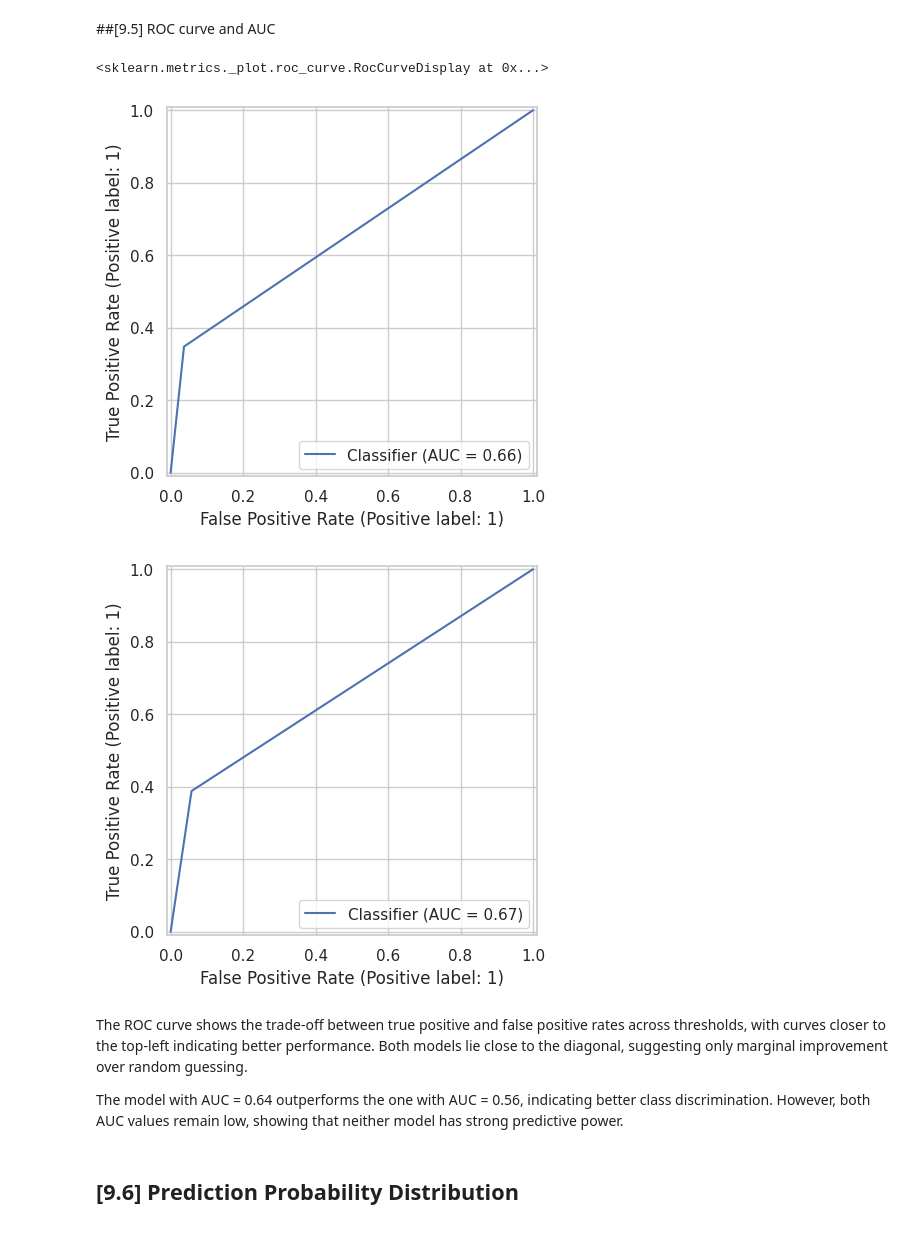
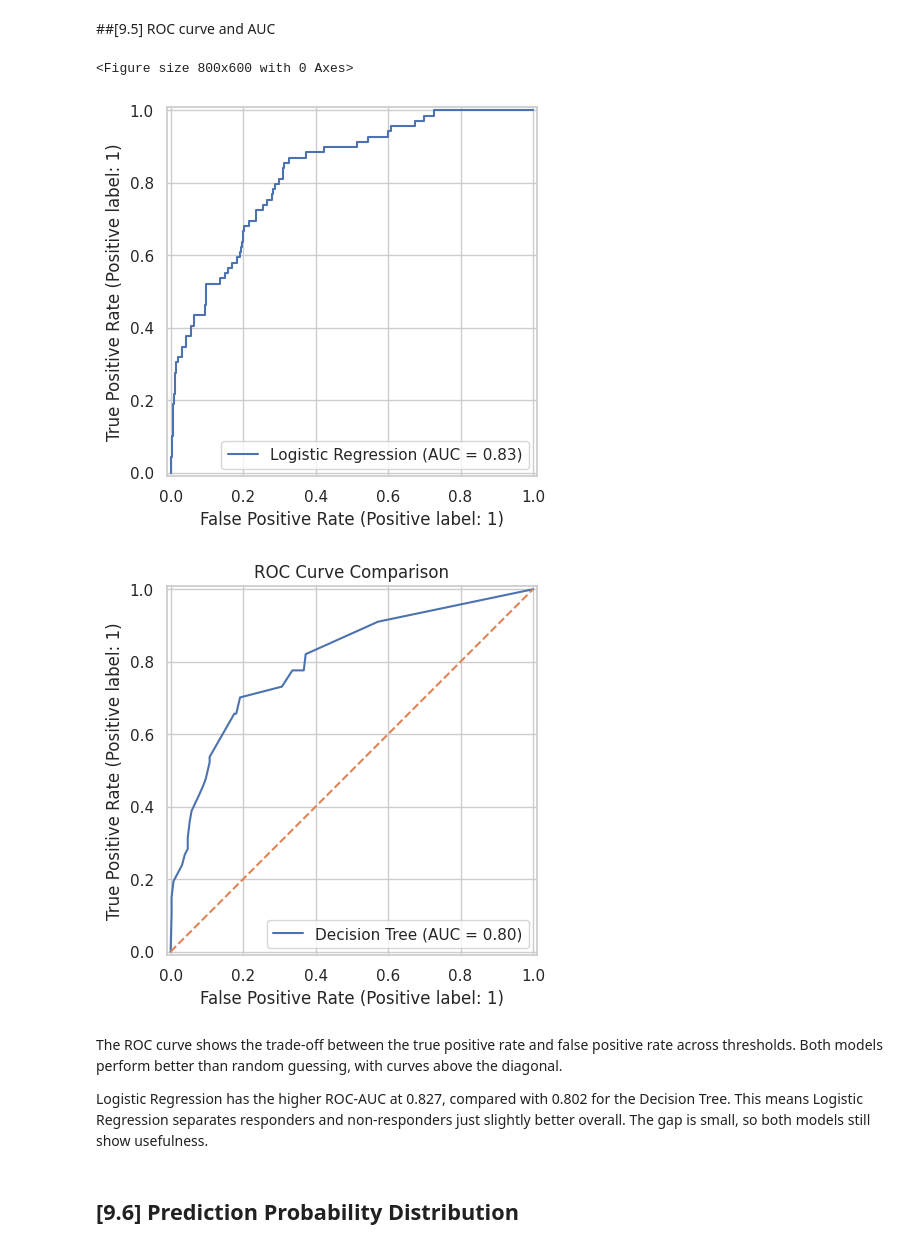
Before and after one commit to Luke-Dev-Tech/Business_intelligence_and_data-mining, a Jupyter notebook: BI_Project.ipynb, the cells around one changed output. Drawn from its saved outputs; the diff is of its cells as text; code cells hidden in the pictures.

```diff
--- a/BI_Project.ipynb
+++ b/BI_Project.ipynb
@@ -1886,19 +1886,35 @@ Decision Tree Classification Report
 weighted avg       0.84      0.86      0.85       448
 # %% [markdown]
 ##[9.5] ROC curve and AUC
-# %%
-from sklearn.metrics import RocCurveDisplay
-
-RocCurveDisplay.from_predictions(y_test, y_pred_log)
-RocCurveDisplay.from_predictions(y_test_tree, y_pred_tree)
-# %% [output]
-<sklearn.metrics._plot.roc_curve.RocCurveDisplay at 0x...>
-[figure, removed]
-[figure, removed]
-# %% [markdown]
-The ROC curve shows the trade-off between true positive and false positive rates across thresholds, with curves closer to the top-left indicating better performance. Both models lie close to the diagonal, suggesting only marginal improvement over random guessing.
-
-The model with AUC = 0.64 outperforms the one with AUC = 0.56, indicating better class discrimination. However, both AUC values remain low, showing that neither model has strong predictive power.
+# %%
+from sklearn.metrics import RocCurveDisplay
+import matplotlib.pyplot as plt
+
+plt.figure(figsize=(8, 6))
+
+RocCurveDisplay.from_predictions(
+    y_test,
+    log_model.predict_proba(X_test_scaled)[:, 1],
+    name="Logistic Regression"
+)
+
+RocCurveDisplay.from_predictions(
+    y_test_tree,
+    model_tree.predict_proba(X_test_tree)[:, 1],
+    name="Decision Tree"
+)
+
+plt.plot([0, 1], [0, 1], linestyle="--")
+plt.title("ROC Curve Comparison")
+plt.show()
+# %% [output]
+<Figure size 800x600 with 0 Axes>
+[figure, added]
+[figure, added]
+# %% [markdown]
+The ROC curve shows the trade-off between the true positive rate and false positive rate across thresholds. Both models perform better than random guessing, with curves above the diagonal.
+
+Logistic Regression has the higher ROC-AUC at 0.827, compared with 0.802 for the Decision Tree. This means Logistic Regression separates responders and non-responders just slightly better overall. The gap is small, so both models still show usefulness.
 # %% [markdown]
 ## [9.6] Prediction Probability Distribution
 # %%
```
Also changed, not shown: parts of 1 cell of this notebook.
